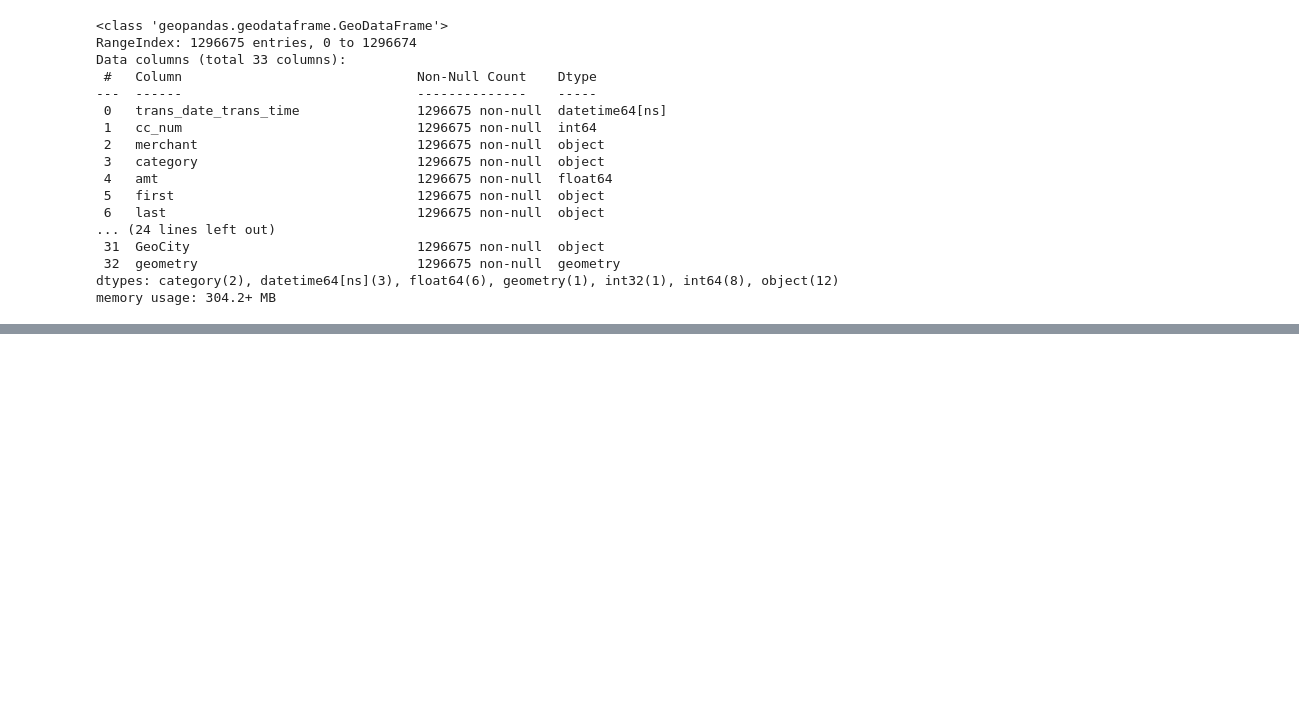
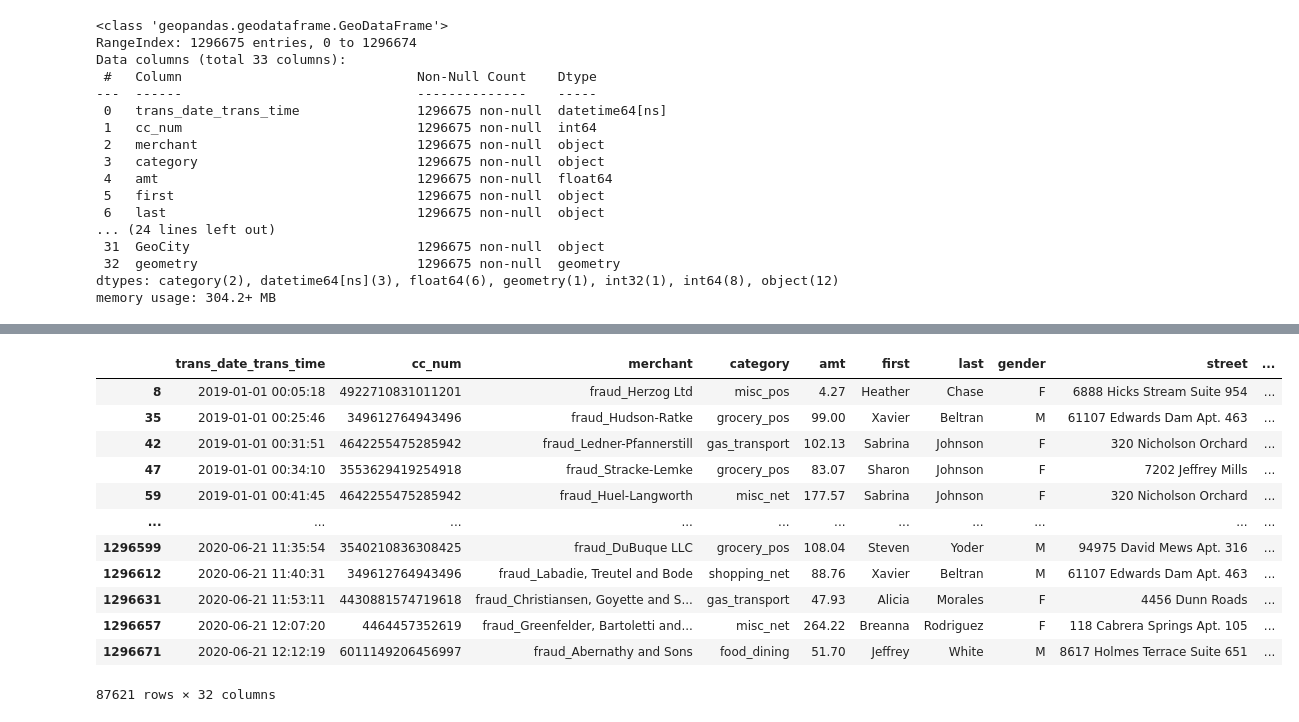
Before and after one commit to KeshavElangoDS/Independent-Study-Fall-2024, a Jupyter notebook: notebooks/DataAnalysis_FraudDetection.ipynb, the cells around one changed output, grey strips where cells are left out. Saved outputs shown, nothing was run; the diff lists cells and outputs as text; code cells hidden in the pictures; blank space fills up the shorter version.

```diff
--- a/notebooks/DataAnalysis_FraudDetection.ipynb
+++ b/notebooks/DataAnalysis_FraudDetection.ipynb
@@ -803,7 +796,7 @@ state_to_region = {
     'TN': 'South', 'KY': 'South', 'AR': 'South', 'LA': 'South',
     'OK': 'South', 'TX': 'South', 'MT': 'Rocky Mountains', 'WY': 'Rocky Mountains',
     'CO': 'Rocky Mountains', 'NM': 'Rocky Mountains', 'ID': 'Rocky Mountains',
-    'UT': 'Rocky Mountains', 'WA': 'Far West', 'OR': 'Far West',
+    'UT': 'Rocky Mountains', 'AZ': 'Rocky Mountains' , 'NV': 'Rocky Mountains', 'WA': 'Far West', 'OR': 'Far West',
     'CA': 'Far West', 'HI': 'Far West', 'AK': 'Far West'
 }
 
@@ -1096,0 +1163,16 @@ pn.Row(
+# %%
+fraud_train_df[fraud_train_df['Households Median Income (Dollars)'].isna()]
+# %% [output]
+|  | trans_date_trans_time | cc_num | merchant | category | amt | first | last | gender | street | ... |
+| 8 | 2019-01-01 00:05:18 | 4922710831011201 | fraud_Herzog Ltd | misc_pos | 4.27 | Heather | Chase | F | 6888 Hicks Stream Suite 954 | ... |
+| 35 | 2019-01-01 00:25:46 | 349612764943496 | fraud_Hudson-Ratke | grocery_pos | 99.00 | Xavier | Beltran | M | 61107 Edwards Dam Apt. 463 | ... |
+| 42 | 2019-01-01 00:31:51 | 4642255475285942 | fraud_Ledner-Pfannerstill | gas_transport | 102.13 | Sabrina | Johnson | F | 320 Nicholson Orchard | ... |
+| 47 | 2019-01-01 00:34:10 | 3553629419254918 | fraud_Stracke-Lemke | grocery_pos | 83.07 | Sharon | Johnson | F | 7202 Jeffrey Mills | ... |
+| 59 | 2019-01-01 00:41:45 | 4642255475285942 | fraud_Huel-Langworth | misc_net | 177.57 | Sabrina | Johnson | F | 320 Nicholson Orchard | ... |
+| ... | ... | ... | ... | ... | ... | ... | ... | ... | ... | ... |
+| 1296599 | 2020-06-21 11:35:54 | 3540210836308425 | fraud_DuBuque LLC | grocery_pos | 108.04 | Steven | Yoder | M | 94975 David Mews Apt. 316 | ... |
+| 1296612 | 2020-06-21 11:40:31 | 349612764943496 | fraud_Labadie, Treutel and Bode | shopping_net | 88.76 | Xavier | Beltran | M | 61107 Edwards Dam Apt. 463 | ... |
+| 1296631 | 2020-06-21 11:53:11 | 4430881574719618 | fraud_Christiansen, Goyette and S... | gas_transport | 47.93 | Alicia | Morales | F | 4456 Dunn Roads | ... |
+| 1296657 | 2020-06-21 12:07:20 | 4464457352619 | fraud_Greenfelder, Bartoletti and... | misc_net | 264.22 | Breanna | Rodriguez | F | 118 Cabrera Springs Apt. 105 | ... |
+| 1296671 | 2020-06-21 12:12:19 | 6011149206456997 | fraud_Abernathy and Sons | food_dining | 51.70 | Jeffrey | White | M | 8617 Holmes Terrace Suite 651 | ... |
+87621 rows × 32 columns
```
Also changed, not shown: parts of 37 cells of this notebook.
